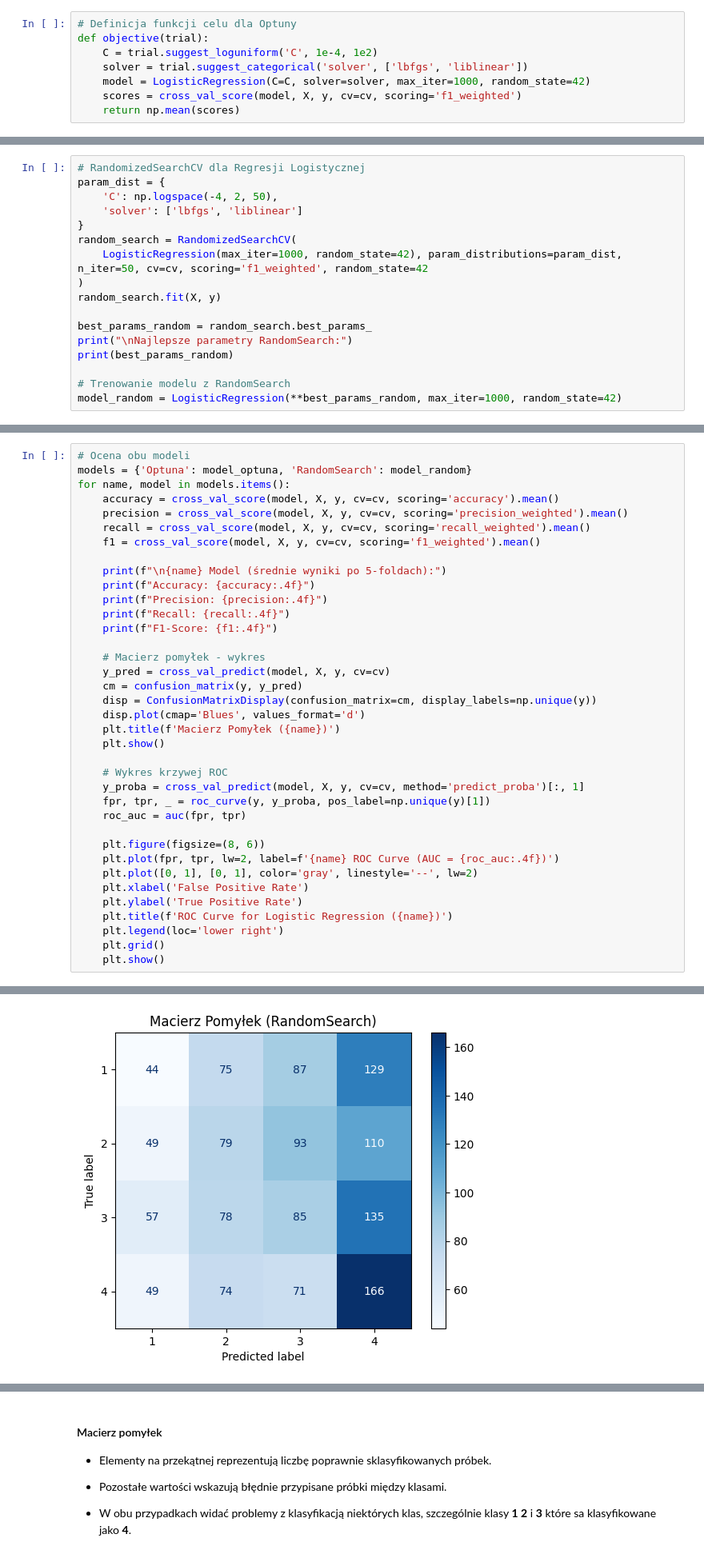
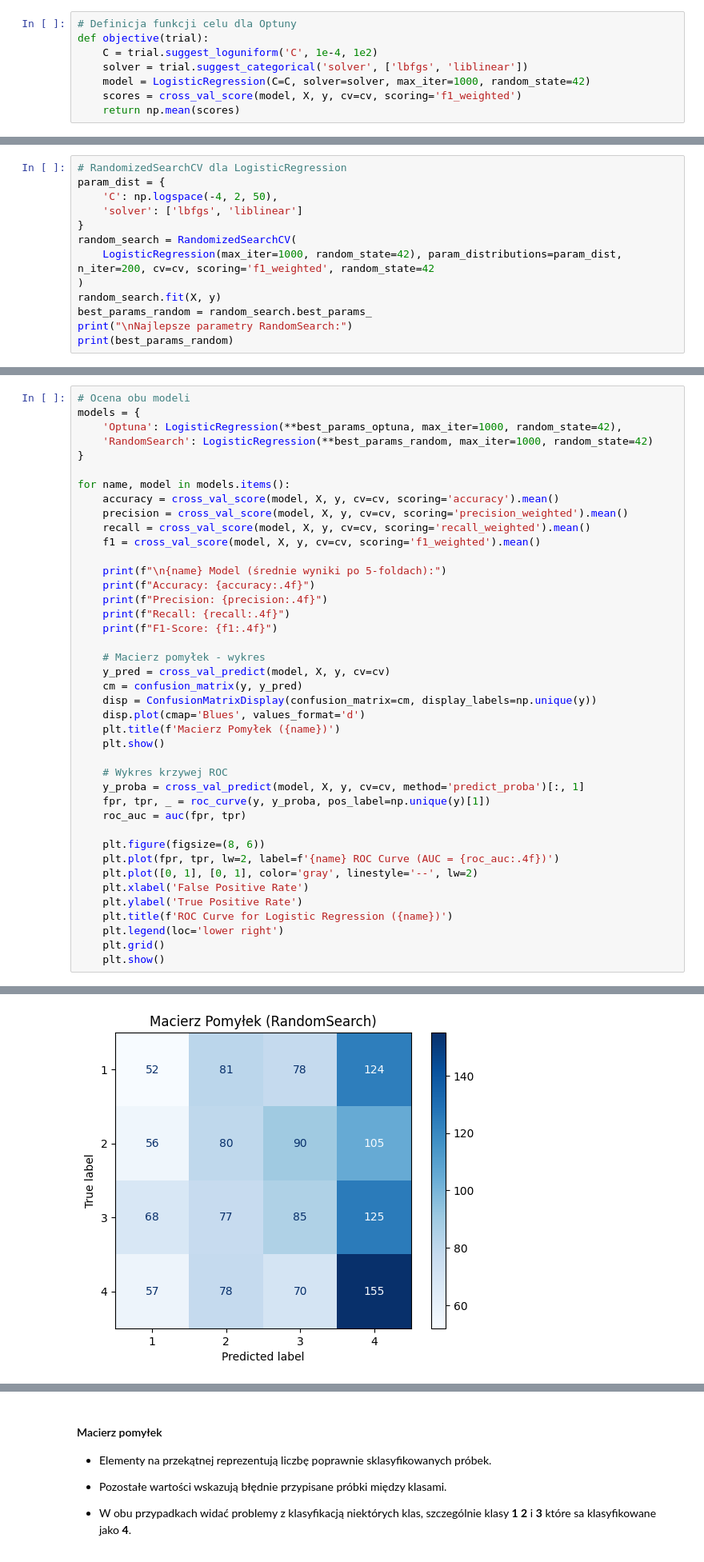
Before and after one commit to Meikelele/thesis, a Jupyter notebook: main.ipynb, the cells around one changed output, grey strips where cells are left out. Shown at 80% size. Cells and saved outputs as stored; diff of their text form.

Commit message:
( 1 ) Lin Reg - change n_trials to 200 (from 50) & removing not necessary training in Optuna

```diff
--- a/main.ipynb
+++ b/main.ipynb
@@ -385,19 +382,15 @@ Najlepsze parametry Optuny:
 # %%
-# RandomizedSearchCV dla Regresji Logistycznej
+# RandomizedSearchCV dla LogisticRegression
 param_dist = {
     'C': np.logspace(-4, 2, 50),
     'solver': ['lbfgs', 'liblinear']
 }
 random_search = RandomizedSearchCV(
-    LogisticRegression(max_iter=1000, random_state=42), param_distributions=param_dist, n_iter=50, cv=cv, scoring='f1_weighted', random_state=42
+    LogisticRegression(max_iter=1000, random_state=42), param_distributions=param_dist, n_iter=200, cv=cv, scoring='f1_weighted', random_state=42
 )
 random_search.fit(X, y)
-
 best_params_random = random_search.best_params_
 print("\nNajlepsze parametry RandomSearch:")
 print(best_params_random)
-
-# Trenowanie modelu z RandomSearch
-model_random = LogisticRegression(**best_params_random, max_iter=1000, random_state=42)
 # %% [output]
 Najlepsze parametry RandomSearch:
@@ -405,6 +398,10 @@ Najlepsze parametry RandomSearch:
 # %%
 # Ocena obu modeli
-models = {'Optuna': model_optuna, 'RandomSearch': model_random}
+models = {
+    'Optuna': LogisticRegression(**best_params_optuna, max_iter=1000, random_state=42),
+    'RandomSearch': LogisticRegression(**best_params_random, max_iter=1000, random_state=42)
+}
+
 for name, model in models.items():
     accuracy = cross_val_score(model, X, y, cv=cv, scoring='accuracy').mean()
     precision = cross_val_score(model, X, y, cv=cv, scoring='precision_weighted').mean()
@@ -455 +452 @@ F1-Score: 0.2584
-[figure, old version]
+[figure, new version]
```
Also changed, not shown: parts of 4 cells of this notebook, 4 other files.
